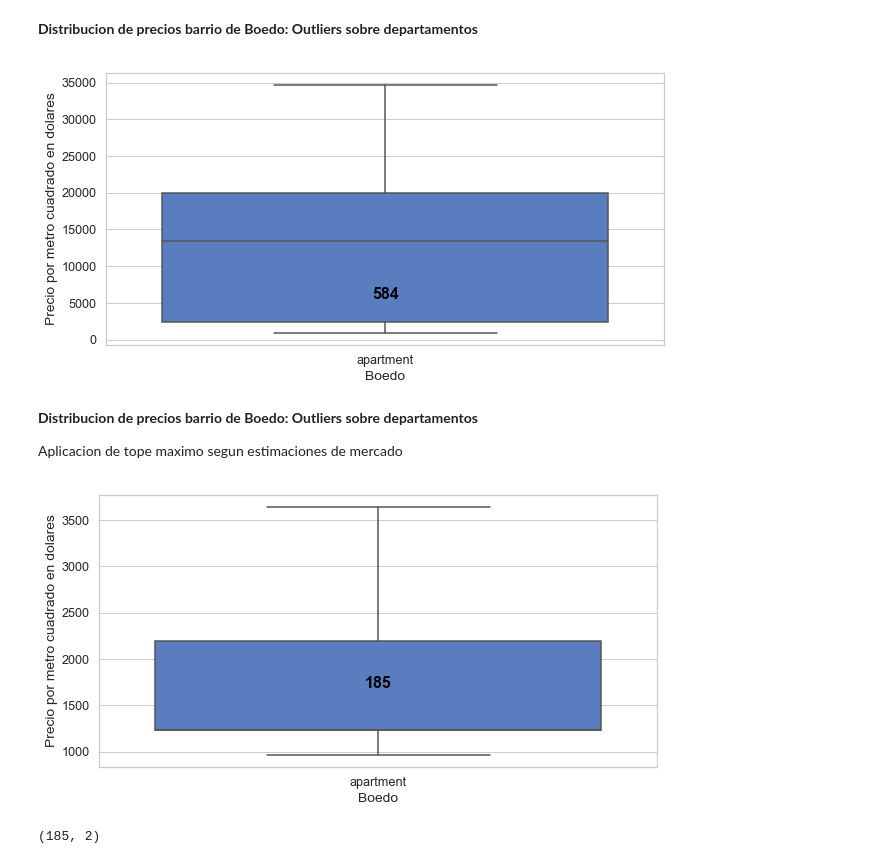
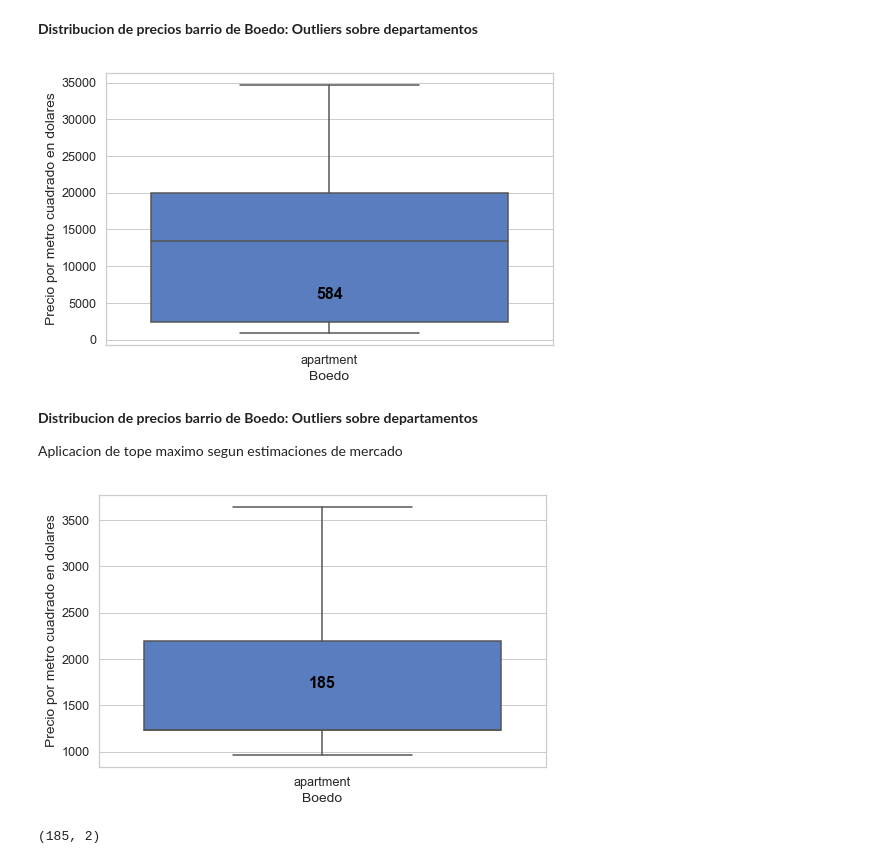
Before and after one commit to mauriciomem/DH_DS_desafio_2_properati, a Jupyter notebook: final/properati_d2_g2.ipynb, the cells around one changed output. Drawn from its saved outputs; the diff is of its cells as text; code cells hidden in the pictures.

```diff
--- a/final/properati_d2_g2.ipynb
+++ b/final/properati_d2_g2.ipynb
@@ -758,20 +853,20 @@ for pn in place_name_list:
         df_temp = remove_outlier(data, 0.25, 0.75, 1.5, 'price_usd_per_m2', pn, 'place_name', pt, 'property_type')
         df_final = df_final.append(df_temp)
 # %%
-plt.subplots(figsize=(10,5))
+plt.subplots(figsize=(8,5))
 mask_place_name = df_final.place_name == 'Boedo'
 g = sns.boxplot(x='property_type',y='price_per_m2',data=df_final.loc[mask_place_name, :], palette='muted')
 g.set(xlabel='Boedo', ylabel='Precio por metro cuadrado en dolares')
 
 valores = df_final.loc[mask_place_name, 'property_type'].value_counts().sort_index()
 y_valores = 5000
 
 for xtick in g.get_xticks():
     g.text(xtick, valores[xtick]+ y_valores, valores[xtick], horizontalalignment='center',fontsize=16,color='black',weight='bold')
 
 plt.show()
 # %% [output]
-[figure, old version]
+[figure, new version]
 # %% [markdown]
 **Distribucion de precios barrio de Boedo: Outliers sobre departamentos**
 
@@ -788,7 +883,7 @@ for pn in place_name_list:
         df_temp = remove_outlier(df_final.loc[mask_precio_max], 0.10, 0.90, 1.5, 'price_usd_per_m2', pn, 'place_name', pt, 'property_type')
         df_final1 = df_final1.append(df_temp)
 # %%
-plt.subplots(figsize=(10,5))
+plt.subplots(figsize=(8,5))
 mask_place_name = df_final1.place_name == 'Boedo'
 g = sns.boxplot(x='property_type',y='price_per_m2',data=df_final1.loc[mask_place_name, :], palette='muted')
 g.set(xlabel='Boedo', ylabel='Precio por metro cuadrado en dolares')
@@ -801,7 +896,7 @@ for xtick in g.get_xticks():
 
 plt.show()
 # %% [output]
-[figure, old version]
+[figure, new version]
 # %%
 precio_m2_barrio_Boedo = df_final1.loc[:,['price_usd_per_m2','Id_caso']]
 display(precio_m2_barrio_Boedo.shape)
```
Also changed, not shown: parts of 67 cells of this notebook.
